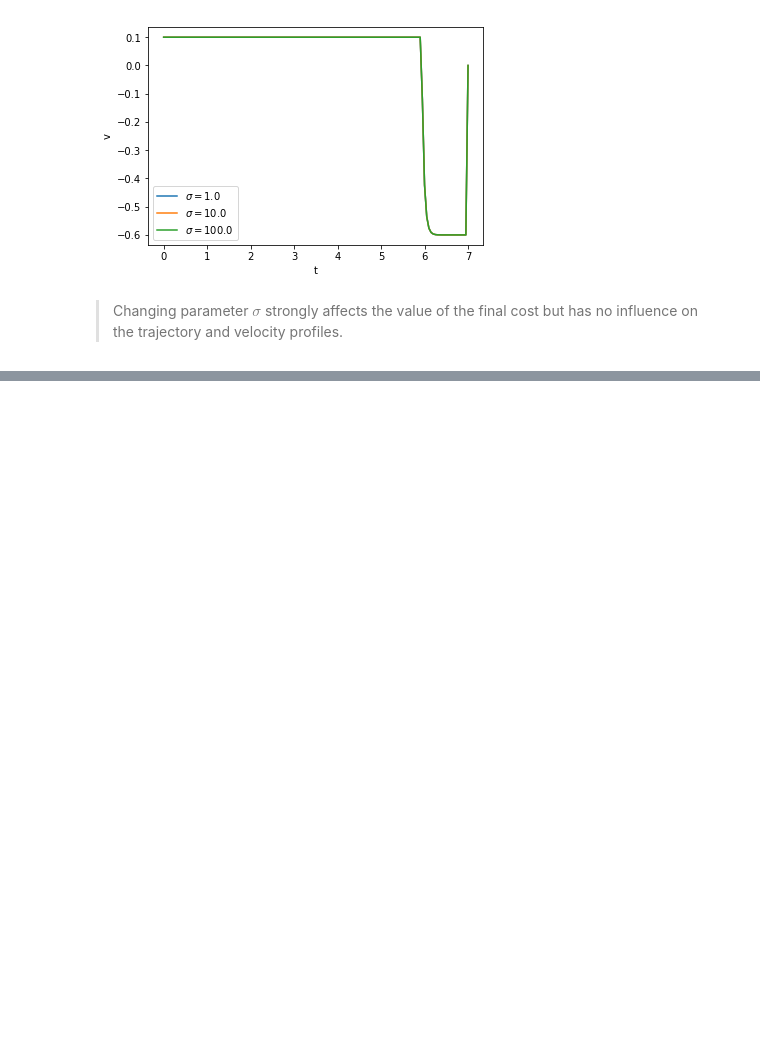
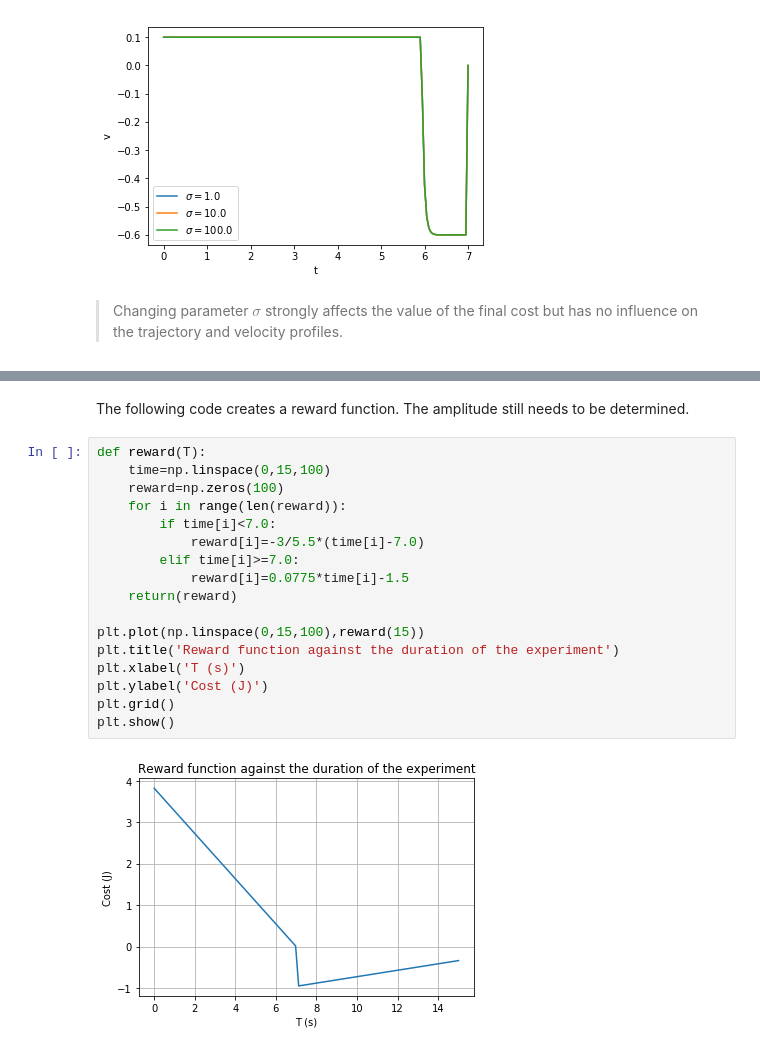
Before and after one commit to remy13127/rat_optimization, a Jupyter notebook: Keller_model.ipynb, the cells around one changed output, grey strips where cells are left out. Saved outputs shown, nothing was run; the diff lists cells and outputs as text; blank space fills up the shorter version.

```diff
--- a/Keller_model.ipynb
+++ b/Keller_model.ipynb
@@ -373,0 +418,21 @@ optimal cost:  690.5780180916303
+# %% [markdown]
+The following code creates a reward function. The amplitude still needs to be determined.
+# %%
+def reward(T):
+    time=np.linspace(0,15,100)
+    reward=np.zeros(100)
+    for i in range(len(reward)):
+        if time[i]<7.0:
+            reward[i]=-3/5.5*(time[i]-7.0)
+        elif time[i]>=7.0:
+            reward[i]=0.0775*time[i]-1.5
+    return(reward)
+
+plt.plot(np.linspace(0,15,100),reward(15))
+plt.title('Reward function against the duration of the experiment')
+plt.xlabel('T (s)')
+plt.ylabel('Cost (J)')
+plt.grid()
+plt.show()
+# %% [output]
+[figure, added]
```
Also changed, not shown: parts of 11 cells of this notebook.
